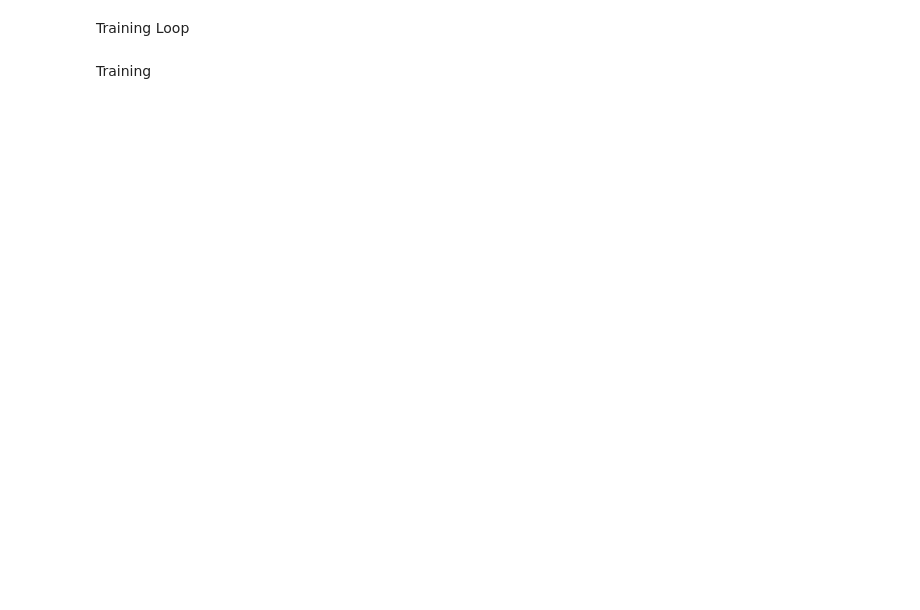
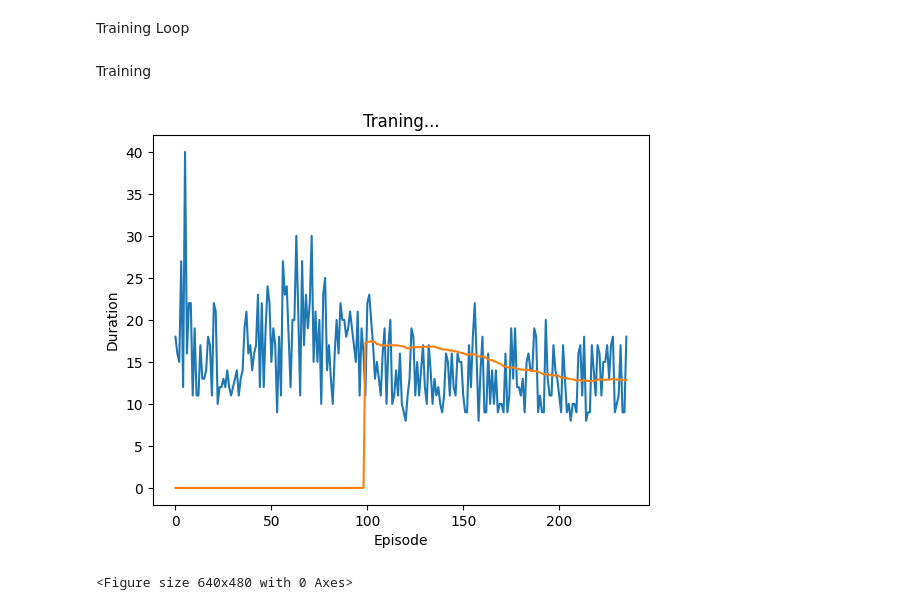
Before and after one commit to Pittmann-XIE/Simple_Reinforcement_Learning, a Jupyter notebook: 6.DQN算法/CartPole.ipynb, the cells around one changed output. Cells and saved outputs as stored; diff of their text form; code cells hidden in the pictures; blank space fills up the shorter version.

```diff
--- a/6.DQN算法/CartPole.ipynb
+++ b/6.DQN算法/CartPole.ipynb
@@ -88,17 +89,18 @@ step_done = 0
 def select_action(state):
     global step_done
     sample = random.random()
-    eps_threshold = EPS_END + (EPS_START-EPS_END)*(math.exp(-1.*step_done/EPS_DECAY))
+    eps_threshold = EPS_END + (EPS_START-EPS_END)*(math.exp(-1.*step_done/EPS_DECAY)) # epsilon-greedy algorithm. epsilon decreases as episode increases
     step_done += 1
-    if sample > eps_threshold:
+    if sample > eps_threshold: # exploitation
         with torch.no_grad():
             return policy_net(state).max(1).indices.view(1,1) # transform the tensor into the shape (1,1)
-    else:
-        return torch.tensor([[env.action_space()]], device=device, dtype=torch.long)
+    else: # exploration
+        # return torch.tensor([[env.action_space()]], device=device, dtype=torch.long)
+        return torch.tensor([[env.action_space.sample()]], device=device, dtype=torch.long)
 # %%
 episode_durations = [] # it stores the duration of the each episode
 
-def plot_duration(show_result=False):
+def plot_durations(show_result=False):
     plt.figure(1) # plot on the figure 1
     durations_t = torch.tensor(episode_durations, dtype=torch.float)
     if show_result:
@@ -168,30 +170,40 @@ else:
     num_epsisodes = 50
 
 for i_episode in range(num_epsisodes):
     state, info = env.reset()
     state = torch.tensor(state, dtype=torch.float32, device=device).unsqueeze(0)
     for t in count():
         action = select_action(state)
         observation, reward, terminated, truncated, _ = env.step(action.item())
         reward = torch.tensor([reward], device=device)
         done = terminated or truncated
 
         if terminated:
             next_state = None
         else:
             next_state = torch.tensor(observation, dtype=torch.float32, device = device).unsqueeze(0)
 
         memory.push(state, action, next_state, reward)
 
         state = next_state
 
         optimize_model()
 
         target_net_state_dict = target_net.state_dict()
         policy_net_state_dict = policy_net.state_dict()
         for key in policy_net_state_dict:
             target_net_state_dict[key] = policy_net_state_dict[key]*TAU + target_net_state_dict[key]*(1-TAU)
 
         if done:
             episode_durations.append(t+1)
             plot_durations()
+            break
+
+
+print("complete")
+plot_durations(show_result=True)
+plt.ioff()
+plt.show()
+# %% [output]
+[figure, added]
+<Figure size 640x480 with 0 Axes>
```
Also changed, not shown: parts of 2 cells of this notebook.
